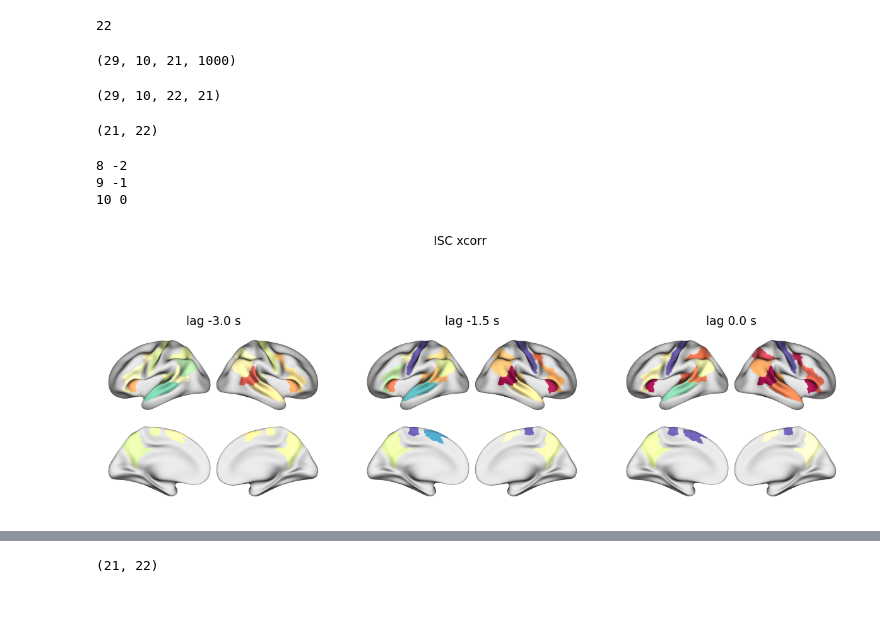
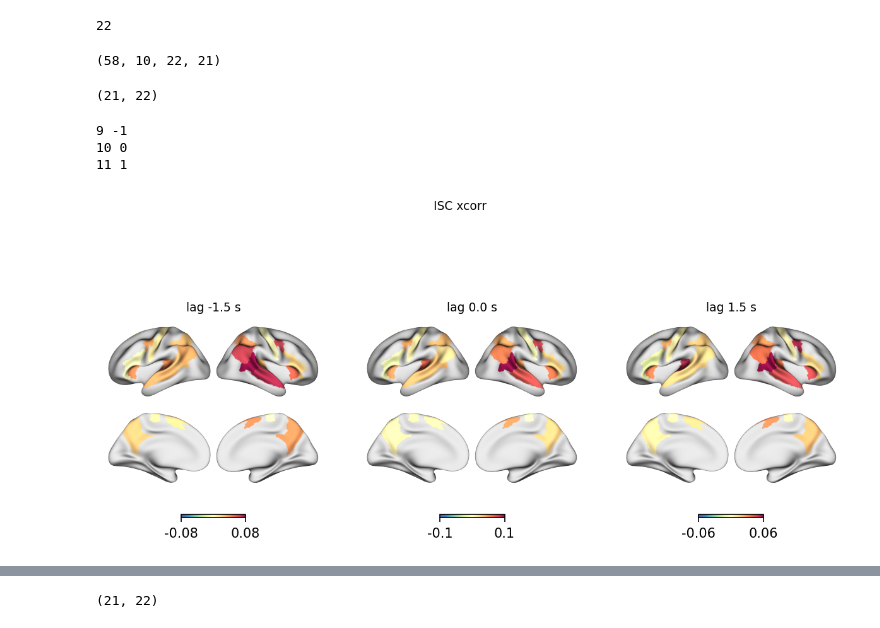
Before and after one commit to YeajuDianaKim394/EncodingModels, a Jupyter notebook: code/figure3-isc.ipynb, the cells around one changed output, grey strips where cells are left out. Cells and saved outputs as stored; diff of their text form; code cells hidden in the pictures.

```diff
--- a/code/figure3-isc.ipynb
+++ b/code/figure3-isc.ipynb
@@ -39,2 +33,6 @@ cache = 'trialmot9'
+# %%
+cache = 'default_task'
+
+FG_MASK = get_brainmask()
 # %%
 cachedir = f"results/cache/figurex-isc/{cache}/"
@@ -117,3 +112,6 @@ sub_mode_isc = get_mode_isc()
 sub_mode_isc.shape
 # %% [output]
 (58, 81924)
+# %%
+sigmask = stats.ttest_1samp(sub_mode_isc, method='fdr_bh', alpha=0.05)
+sigmask.sum()
@@ -121,6 +121,7 @@ sub_mode_isc.shape
 # save
 with h5py.File(f"{cachedir}/mode_isc.hdf5", "w") as f:
     f.create_dataset(name="sub_mode_isc", data=sub_mode_isc)
+    f.create_dataset(name="sigmask", data=sigmask)
 # %%
 # read
 with h5py.File(f"{cachedir}/mode_isc.hdf5", "r") as f:
@@ -225,14 +224,12 @@ for subA in tqdm(SUBS_STRANGERS[:29]):
 
 sub_mbc_prod = np.stack(sub_mbc_scores)
 sub_mbc_prod.shape
-# %% [output]
-(29, 10, 21, 1000)
 # %%
 # ONLY XCORR PROD-COMP CHUNKS
 
 sub_mbc_scores = []
 
-for subA in tqdm(SUBS_STRANGERS[:29]):
+for subA in tqdm(SUBS_STRANGERS):
 
     dataA = subject.get_bold(subA, cache=cache)
     prod_boxcar, _, _ = subject.get_timinglog_boxcars(subA)
@@ -252,7 +249,7 @@ for subA in tqdm(SUBS_STRANGERS[:29]):
         pmask_trial = prod_mask[trial_slice]
 
         all_xcorrs = []
-        chunk_bounds = np.diff(pmask_trial).nonzero()[0]
+        chunk_bounds = np.diff(pmask_trial, prepend=0).nonzero()[0]
         if pmask_trial.all():
             chunk_bounds = [0, 120]
 
@@ -294,7 +291,7 @@ for subA in tqdm(SUBS_STRANGERS[:29]):
 sub_mbc_prod = np.stack(sub_mbc_scores)
 sub_mbc_prod.shape
 # %% [output]
-(29, 10, 22, 21)
+(58, 10, 22, 21)
 # %%
 # save
 with h5py.File(f"{cachedir}/lagged_isc_entire.hdf5", "w") as f:
@@ -306,13 +303,20 @@ avg_isc_lags.shape
 (21, 22)
 # %%
 fig, axes = plt.subplots(1, 3, figsize=(10, 4))
-for i, ax in enumerate(axes, start=8):
+for i, ax in enumerate(axes, start=9):
     print(i, lags[i])
-    plot.surface_plot(catlas.parc_to_vox(avg_isc_lags[i]), cmap='Spectral_r', fig=fig, ax=ax, cbar=False, vmax=0.05, title=f'lag {lags[i]*1.5} s')
+    plot.surface_plot(
+        catlas.parc_to_vox(avg_isc_lags[i]),
+        cmap="Spectral_r",
+        fig=fig,
+        ax=ax,
+        cbar=True,
+        title=f"lag {lags[i]*1.5} s",
+    )
 fig.suptitle("ISC xcorr")
 fig.show()
 # %% [output]
-8 -2
 9 -1
 10 0
+11 1
-[figure, old version]
+[figure, new version]
```
Also changed, not shown: parts of 13 cells of this notebook, 17 other files.
